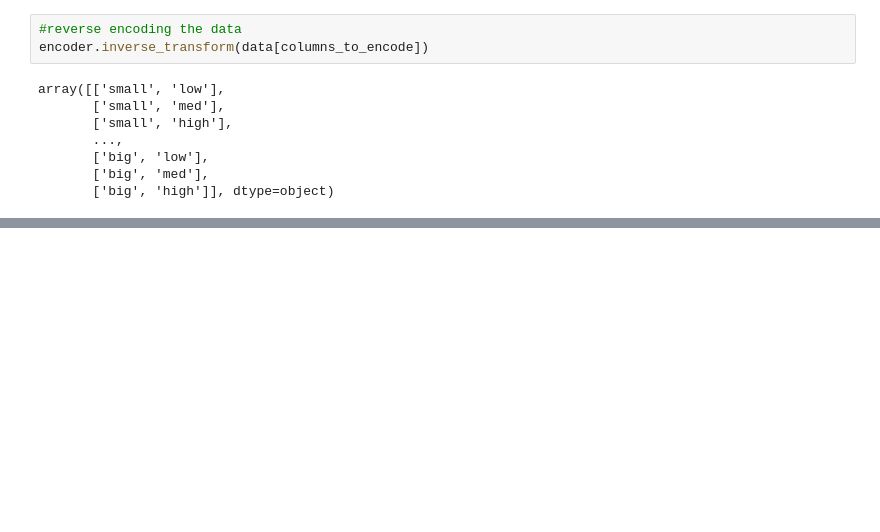
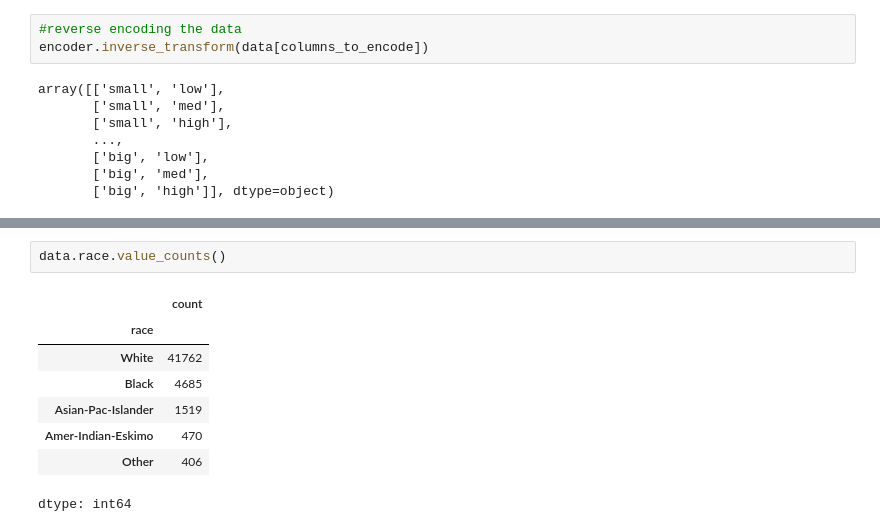
Before and after one commit to alok-9898/Scikit_learn, a Jupyter notebook: encoding.ipynb, the cells around one changed output, grey strips where cells are left out. Cells and saved outputs as stored; diff of their text form; blank space fills up the shorter version.

```diff
--- a/encoding.ipynb
+++ b/encoding.ipynb
@@ -62,0 +104,11 @@ array([['small', 'low'],
+# %%
+data.race.value_counts()
+# %% [output]
+|  | count |
+| race |  |
+| White | 41762 |
+| Black | 4685 |
+| Asian-Pac-Islander | 1519 |
+| Amer-Indian-Eskimo | 470 |
+| Other | 406 |
+dtype: int64
```
Also changed, not shown: parts of 5 cells of this notebook.
